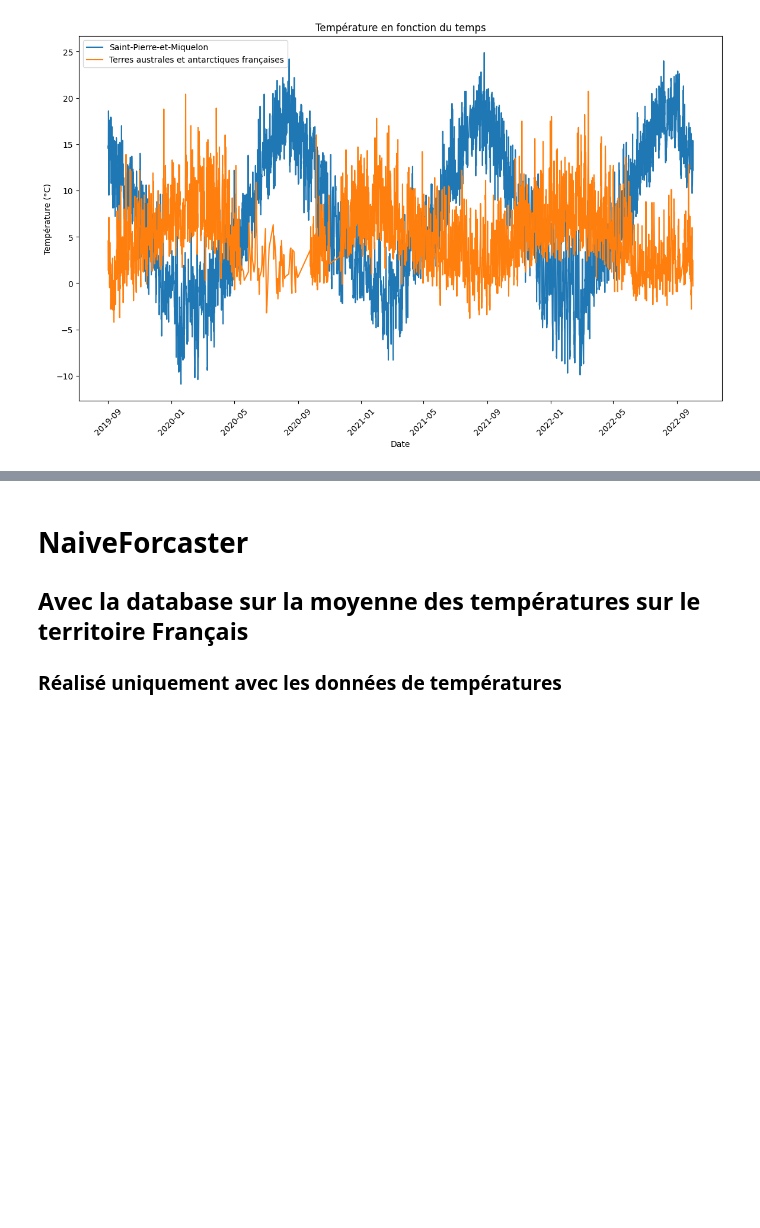
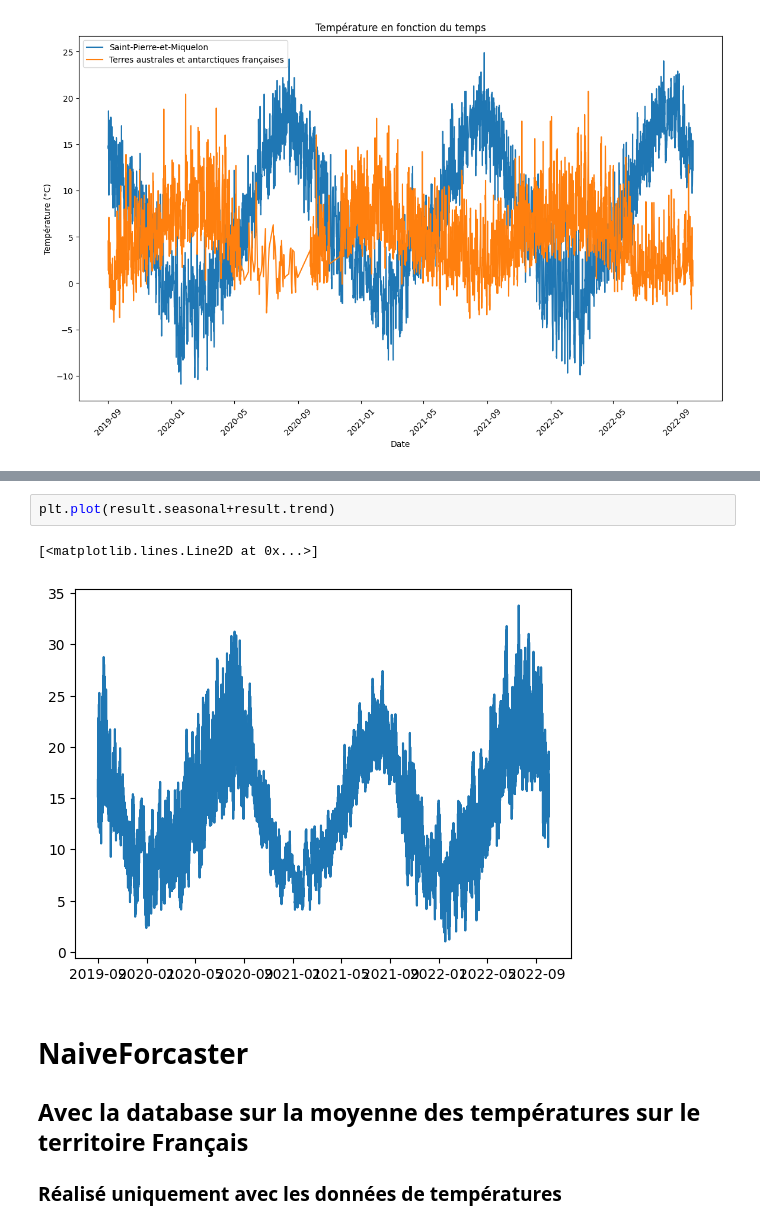
Before and after one commit to JAndretti/Projet-Time-Series-E5, a Jupyter notebook: main.ipynb, the cells around one changed output, grey strips where cells are left out. Cells and saved outputs as stored; diff of their text form; blank space fills up the shorter version.

```diff
--- a/main.ipynb
+++ b/main.ipynb
@@ -137,3 +165,8 @@ del df_temporaire
+# %%
+plt.plot(result.seasonal+result.trend)
+# %% [output]
+[<matplotlib.lines.Line2D at 0x...>]
+[figure, added]
 # %% [markdown]
 # NaiveForcaster
 ## Avec la database sur la moyenne des températures sur le territoire Français
```
Also changed, not shown: parts of 7 cells of this notebook.
